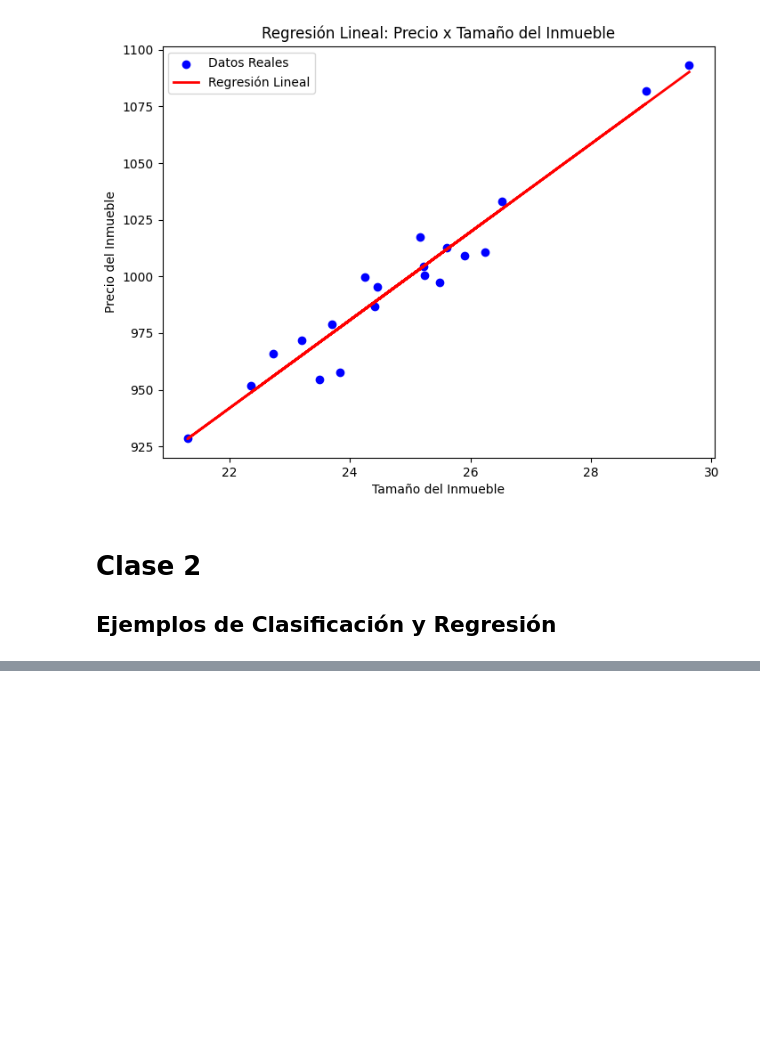
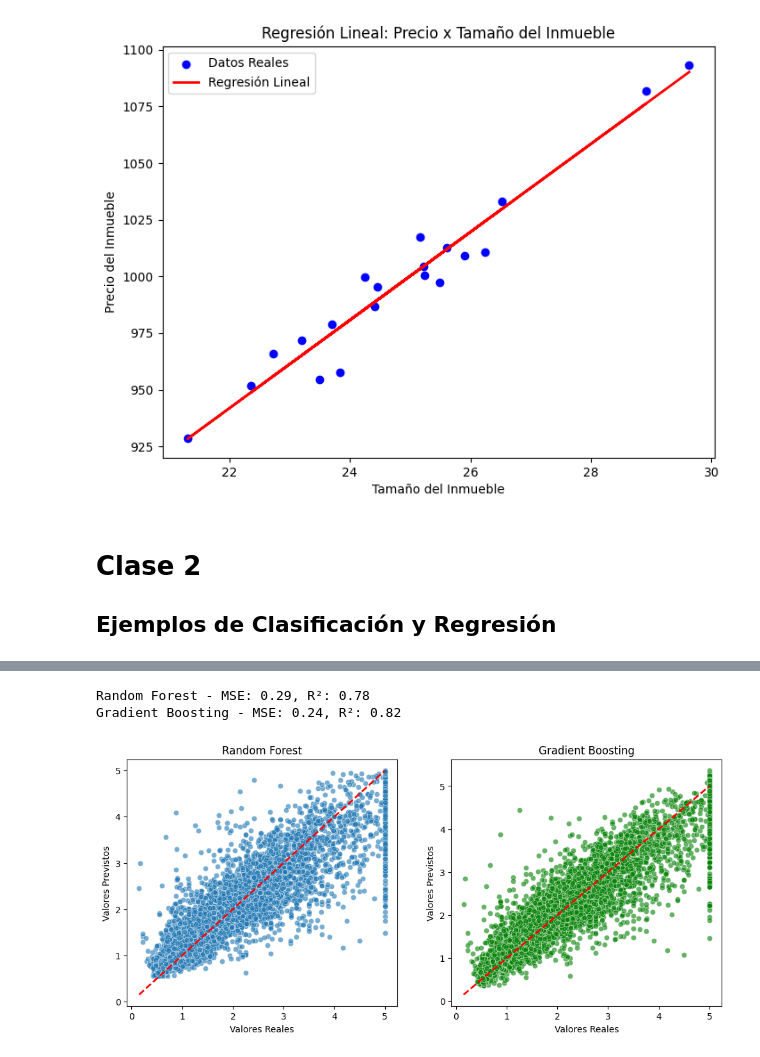
Before and after one commit to Cr1ss4nB/Curso-ONE-Alura-AgentesIA, a Jupyter notebook: fundamentos_IA.ipynb, the cells around one changed output, grey strips where cells are left out. Drawn from its saved outputs; the diff is of its cells as text; code cells hidden in the pictures; blank space fills up the shorter version.

```diff
--- a/fundamentos_IA.ipynb
+++ b/fundamentos_IA.ipynb
@@ -150,0 +366,61 @@ Promedio de los puntajes de la validación cruzada: 0.95
+# %%
+import numpy as np
+import pandas as pd
+import matplotlib.pyplot as plt
+import seaborn as sns
+from sklearn.ensemble import RandomForestRegressor, GradientBoostingRegressor
+from sklearn.model_selection import train_test_split
+from sklearn.metrics import mean_squared_error, r2_score
+from sklearn.datasets import fetch_california_housing
+
+# Cargar el conjunto de datos
+california = fetch_california_housing()
+df = pd.DataFrame(california.data, columns=california.feature_names)
+df['PRICE'] = california.target
+
+# Dividir los datos en entrenamiento y prueba
+X = df.drop('PRICE', axis=1)
+y = df['PRICE']
+X_train, X_test, y_train, y_test = train_test_split(X, y, test_size=0.3, random_state=42)
+
+# Crear y entrenar los modelos ensemble (Ensamblados)
+rf_model = RandomForestRegressor(n_estimators=200, max_depth=10, random_state=42)
+gb_model = GradientBoostingRegressor(n_estimators=200, learning_rate=0.05, max_depth=5, random_state=42)
+rf_model.fit(X_train, y_train)
+gb_model.fit(X_train, y_train)
+
+# Realizar previsiones
+y_pred_rf = rf_model.predict(X_test)
+y_pred_gb = gb_model.predict(X_test)
+
+# Evaluar los modelos
+mse_rf = mean_squared_error(y_test, y_pred_rf)
+r2_rf = r2_score(y_test, y_pred_rf)
+mse_gb = mean_squared_error(y_test, y_pred_gb)
+r2_gb = r2_score(y_test, y_pred_gb)
+
+# Exhibir métricas
+print(f"Random Forest - MSE: {mse_rf:.2f}, R²: {r2_rf:.2f}")
+print(f"Gradient Boosting - MSE: {mse_gb:.2f}, R²: {r2_gb:.2f}")
+
+# Visualizar los resultados
+plt.figure(figsize=(12, 5))
+plt.subplot(1, 2, 1)
+sns.scatterplot(x=y_test, y=y_pred_rf, alpha=0.6)
+plt.plot([min(y_test), max(y_test)], [min(y_test), max(y_test)], '--r', linewidth=2)
+plt.xlabel("Valores Reales")
+plt.ylabel("Valores Previstos")
+plt.title("Random Forest")
+
+plt.subplot(1, 2, 2)
+sns.scatterplot(x=y_test, y=y_pred_gb, alpha=0.6, color='green')
+plt.plot([min(y_test), max(y_test)], [min(y_test), max(y_test)], '--r', linewidth=2)
+plt.xlabel("Valores Reales")
+plt.ylabel("Valores Previstos")
+plt.title("Gradient Boosting")
+
+plt.show()
+# %% [output]
+Random Forest - MSE: 0.29, R²: 0.78
+Gradient Boosting - MSE: 0.24, R²: 0.82
+[figure, added]
```
Also changed, not shown: parts of 36 cells of this notebook.
